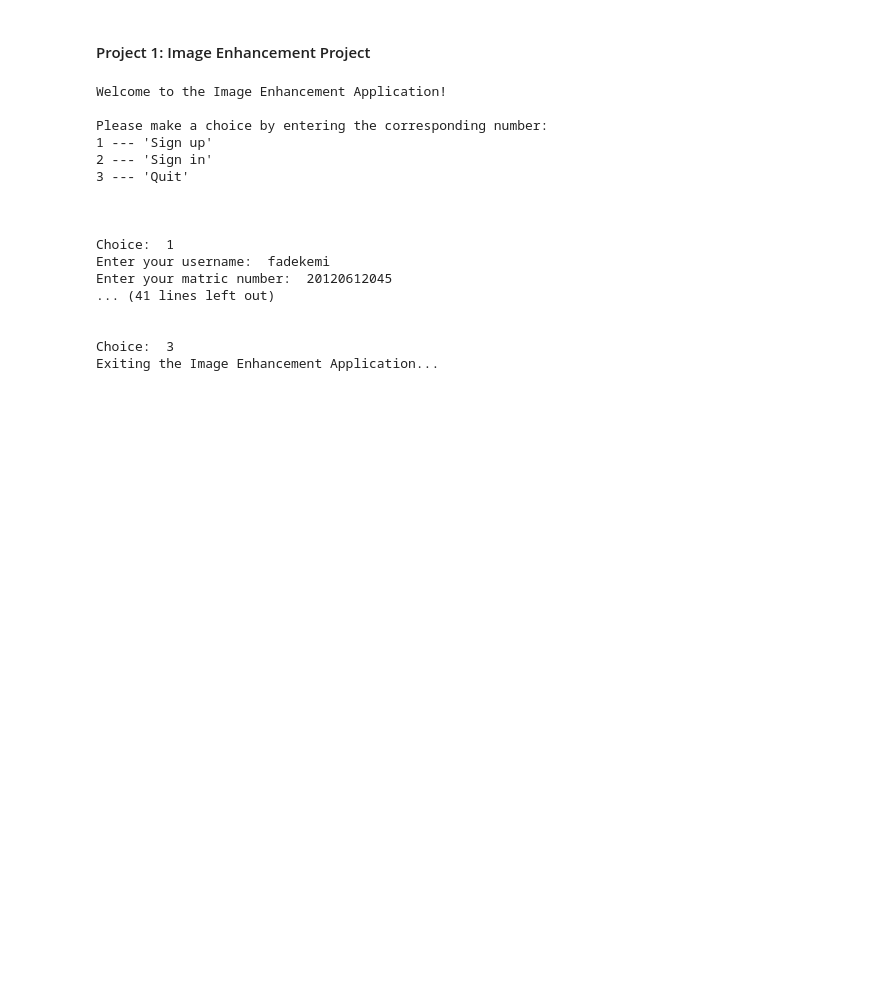
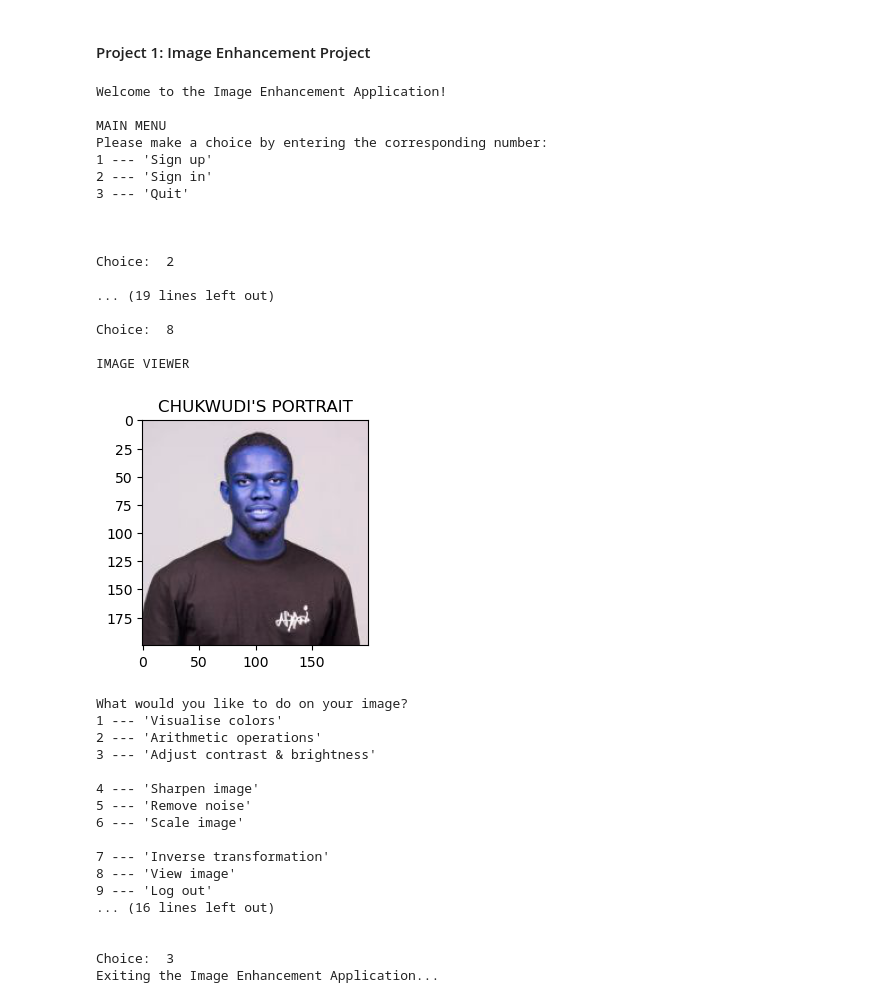
Before and after one commit to ochudi/cofomacsc418, a Jupyter notebook: week-2/project-1.ipynb, the cells around one changed output. Saved outputs shown, nothing was run; the diff lists cells and outputs as text; code cells hidden in the pictures; blank space fills up the shorter version.

Commit message:
Add Image Viewer function

```diff
--- a/week-2/project-1.ipynb
+++ b/week-2/project-1.ipynb
@@ -74,62 +118,83 @@ def inverse(image):
 # Main function to execute the application
 def main():
     print("Welcome to the Image Enhancement Application!")
-    username = 'unknown'
     while True:
         # Ask the user to sign up, log in, or quit
-        print("\nPlease make a choice by entering the corresponding number:")
-
-        print("\nPlease make a choice by entering the corresponding number:")
+        print("\nMAIN MENU")
+        print("Please make a choice by entering the corresponding number:")
         print("1 --- 'Sign up'\n2 --- 'Sign in'\n3 --- 'Quit'\n\n\n")
         choice = input("Choice: ").lower()
 
         if choice == "1":
             sign_up()
         elif choice == "2":
-            if login():
+            username = login()
+            if username:
                 while True:
                     # Continuously prompt the user to choose an enhancement technique or quit
                     print("\nWhat would you like to do on your image?")
                     print("1 --- 'Visualise colors'\n2 --- 'Arithmetic operations'\n3 --- 'Adjust contrast & brightness'\n")
                     print("4 --- 'Sharpen image'\n5 --- 'Remove noise'\n6 --- 'Scale image'\n")
                     print("7 --- 'Inverse transformation'\n8 --- 'View image'\n9 --- 'Log out'\n\n\n")
                     enhancement_choice = input("Choice: ")
-                    if enhancement_choice == "9":
-                        print('\nLogging you out...\n\n\n')
-                        break
+                    # Check if the input is a valid choice (a number between 1 and 9)
+                    if enhancement_choice.isdigit() and 1 <= int(enhancement_choice) <= 9:
+                        if enhancement_choice == "9":
+                            print('\nLogging you out...\n\n\n')
+                            break
+                        else:
+                            # Perform selected enhancement on the user's image
+                            image_path = f"/Users/chudi/Documents/study/school/final/csc418/github-repo/cofomacsc418/week-2/database/images/members/chukwudi.jpg"
+                            if os.path.exists(image_path):
+                                img = cv2.imread(image_path)
+                                enhance_image(username, img, enhancement_choice)
+                            else:
+                                print("Image not found.")
                     else:
-                        # Perform selected enhancement on the user's image
-                        image_path = f"images/{username}.jpg"
-                        if os.path.exists(image_path):
-                            img = cv2.imread(image_path)
-                            enhance_image(img, enhancement_choice)
-                        else:
-                            print("Image not found.")
+                        print("Invalid choice. Please enter a number between 1 and 9:")
         elif choice == "3":
             print("Exiting the Image Enhancement Application...")
             break
         else:
             print("Invalid choice. Please try again.")
 
 
 # Execute the main function
 if __name__ == "__main__":
     main()
 # %% [output]
 Welcome to the Image Enhancement Application!
 
+MAIN MENU
 Please make a choice by entering the corresponding number:
 1 --- 'Sign up'
 2 --- 'Sign in'
 3 --- 'Quit'
 
 
 
-Choice:  1
-Enter your username:  fadekemi
-Enter your matric number:  20120612045
-... (41 lines left out)
+Choice:  2
 
+... (19 lines left out)
 
-Choice:  3
-Exiting the Image Enhancement Application...
+Choice:  8
+
+IMAGE VIEWER
+[figure, added]
+What would you like to do on your image?
+1 --- 'Visualise colors'
+2 --- 'Arithmetic operations'
+3 --- 'Adjust contrast & brightness'
+
+4 --- 'Sharpen image'
+5 --- 'Remove noise'
+6 --- 'Scale image'
+
+7 --- 'Inverse transformation'
+8 --- 'View image'
+9 --- 'Log out'
+... (16 lines left out)
+
+
+Choice:  3
+Exiting the Image Enhancement Application...
```
Also changed, not shown: parts of 3 cells of this notebook, 3 other files.
